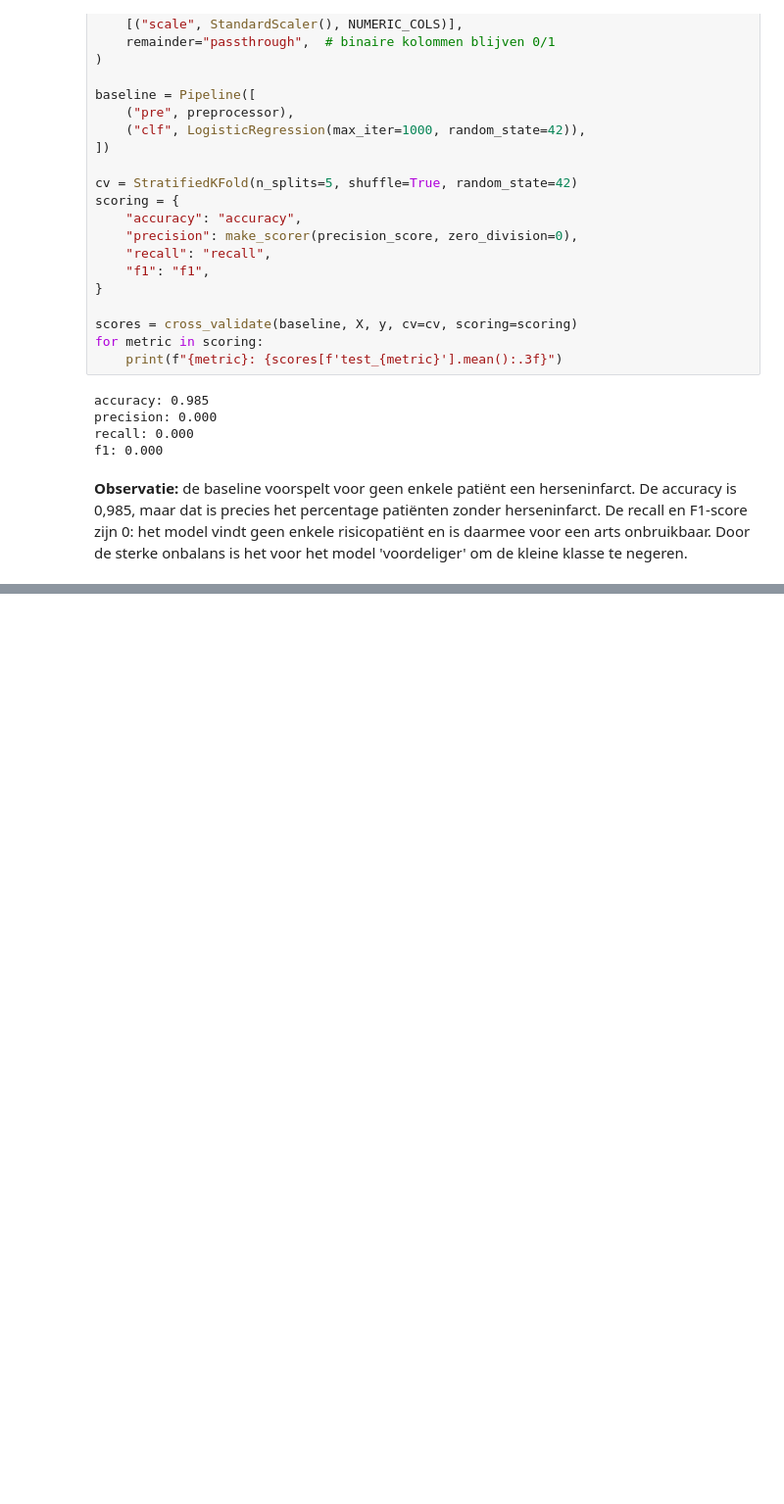
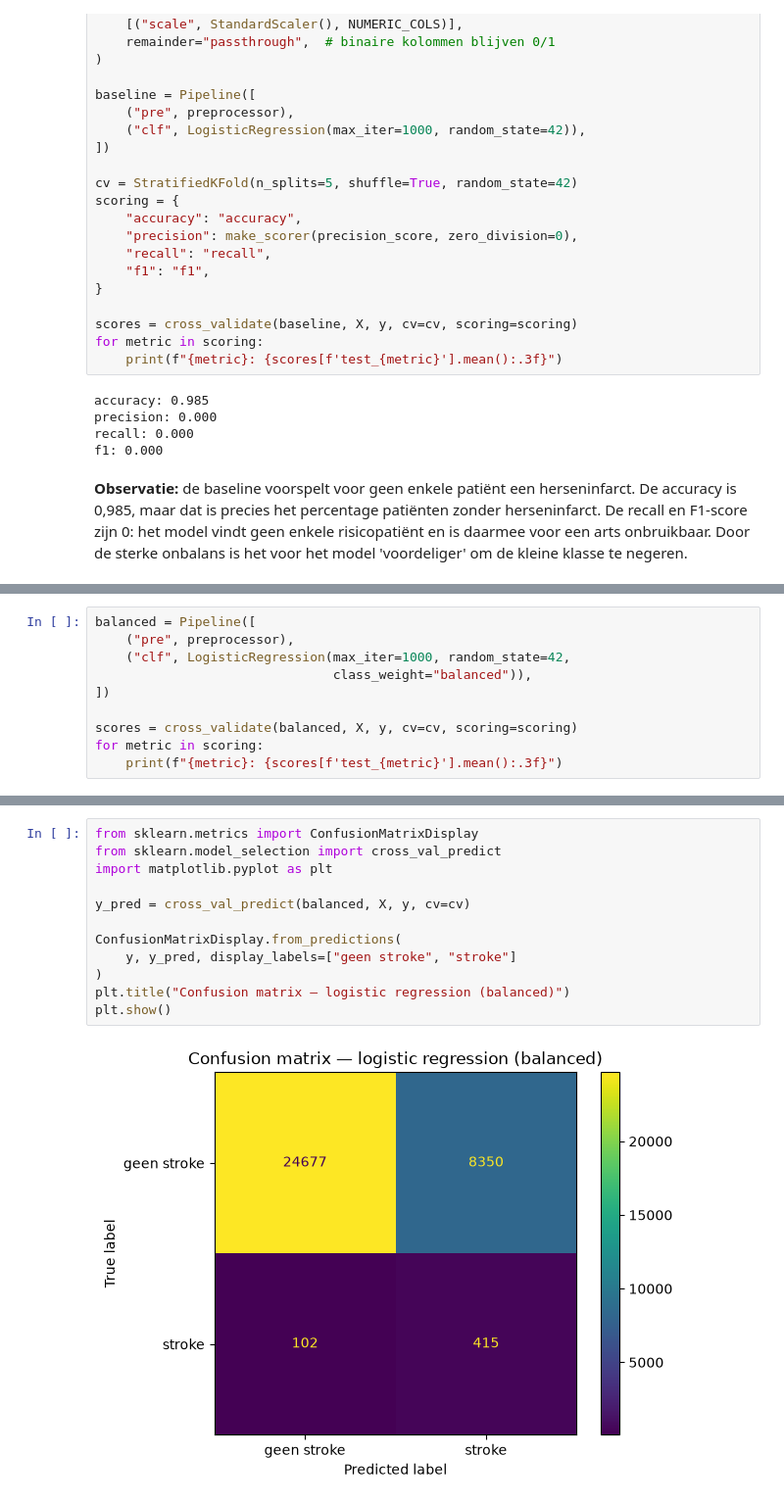
Before and after one commit to Gamal-alsa2026/Predicting-stroke-2026-27, a Jupyter notebook: notebooks/04_logreg.ipynb, the cells around one changed output, grey strips where cells are left out. Shown at 98% size. Saved outputs shown, nothing was run; the diff lists cells and outputs as text; blank space fills up the shorter version.

Commit message:
Logistic regression: class weights, confusion matrix en threshold

```diff
--- a/notebooks/04_logreg.ipynb
+++ b/notebooks/04_logreg.ipynb
@@ -84,0 +90,10 @@ f1: 0.000
+# %%
+balanced = Pipeline([
+    ("pre", preprocessor),
+    ("clf", LogisticRegression(max_iter=1000, random_state=42,
+                               class_weight="balanced")),
+])
+
+scores = cross_validate(balanced, X, y, cv=cv, scoring=scoring)
+for metric in scoring:
+    print(f"{metric}: {scores[f'test_{metric}'].mean():.3f}")
@@ -84,0 +119,14 @@ f1: 0.000
+# %%
+from sklearn.metrics import ConfusionMatrixDisplay
+from sklearn.model_selection import cross_val_predict
+import matplotlib.pyplot as plt
+
+y_pred = cross_val_predict(balanced, X, y, cv=cv)
+
+ConfusionMatrixDisplay.from_predictions(
+    y, y_pred, display_labels=["geen stroke", "stroke"]
+)
+plt.title("Confusion matrix — logistic regression (balanced)")
+plt.show()
+# %% [output]
+[figure, added]
```
Also changed, not shown: parts of 8 cells of this notebook.
